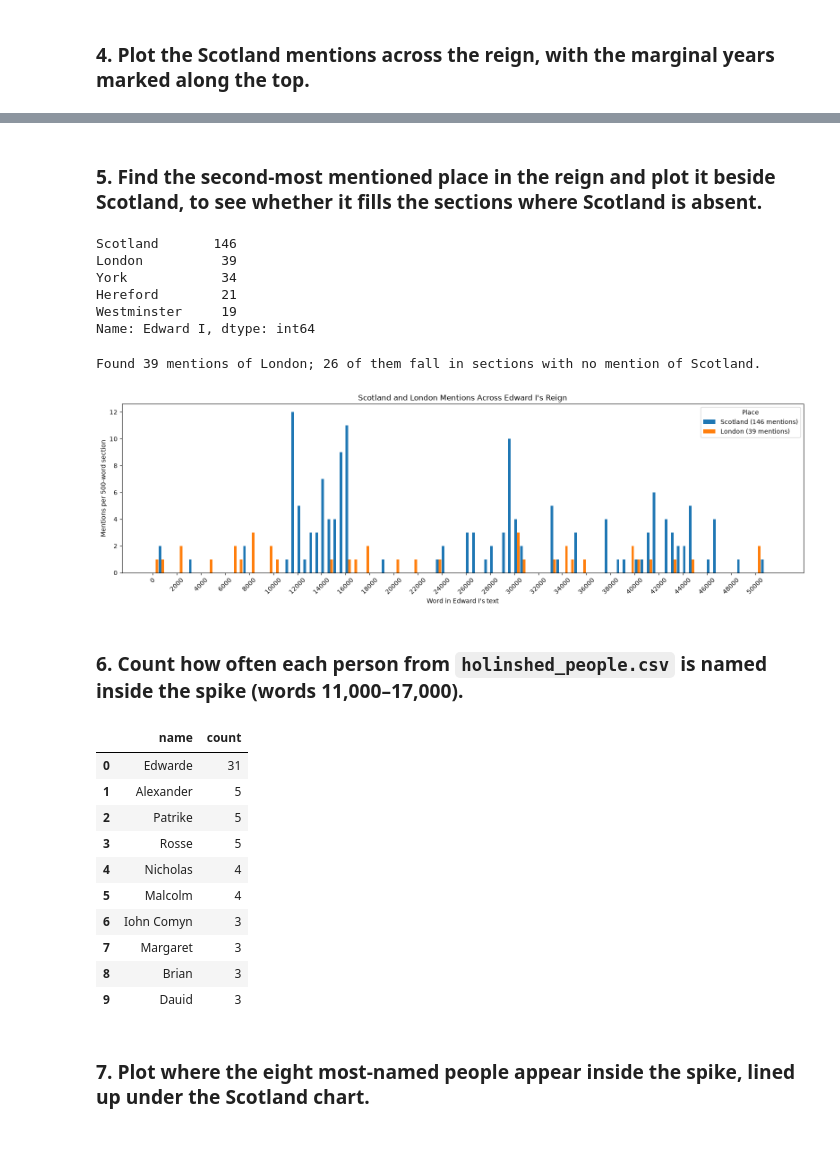
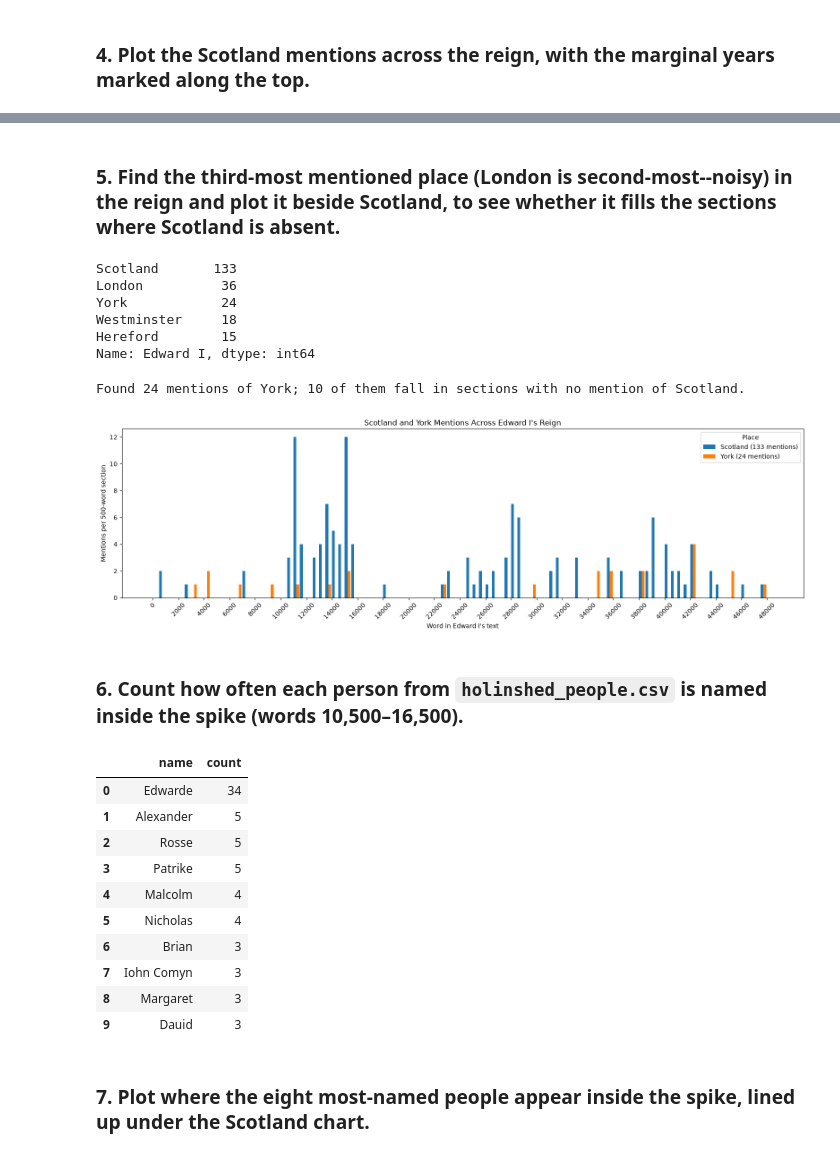
Before and after one commit to gchris2024/DCDS-Fa2026, a Jupyter notebook: notebooks/spikes_edward_scotland.ipynb, the cells around one changed output, grey strips where cells are left out. Cells and saved outputs as stored; diff of their text form; code cells hidden in the pictures.

Commit message:
commit edward_scotland and henry_third

```diff
--- a/notebooks/spikes_edward_scotland.ipynb
+++ b/notebooks/spikes_edward_scotland.ipynb
@@ -51,8 +78,10 @@ edward_entry = root.find(f".//{TEI}div[@type='reign'][@n='Edward I']")
 if edward_entry is None:
     raise ValueError("Could not find Edward I's reign section.")
 
-# All text in the reign; margin notes are kept because their years become markers in step 4
-edward_text = normalize(" ".join(edward_entry.itertext()))
+# Text of the reign without notes, as in the other notebooks; each note's word position
+# is kept so its years can still be marked in step 3
+edward_raw, edward_notes = text_without_notes(edward_entry)
+edward_text = normalize(edward_raw)
 
 # List of words: the x-axis unit for every chart below
 edward_words = edward_text.split()
@@ -157,72 +175,72 @@ plt.show()
 # %% [markdown]
-### 5. Find the second-most mentioned place in the reign and plot it beside Scotland, to see whether it fills the sections where Scotland is absent.
+### 5. Find the third-most mentioned place (London is second-most--noisy) in the reign and plot it beside Scotland, to see whether it fills the sections where Scotland is absent.
 # %%
 from helpers import count_names, load_places
 
 # Rank every place (confidence ≥ 0.75) by its mentions in Edward I's reign.
-# count_names normalizes spelling itself, so it gets the raw text (margin notes included, as above)
+# count_names normalizes spelling itself, so it gets the raw text (margin notes left out, as above)
 places = load_places("../name_extraction/entity_names/holinshed_places.csv")
 place_counts = (
-    count_names(places, {"Edward I": " ".join(edward_entry.itertext())})["Edward I"]
+    count_names(places, {"Edward I": edward_raw})["Edward I"]
     .sort_values(ascending=False)
 )
 display(place_counts.head(5))
 
-# Scotland comes first, so the runner-up is the second row
-second_place = place_counts.index[1]
-second_positions = mention_positions(name_pattern(second_place), edward_text)
+# Scotland comes first; take the third-most mentioned place (the third row)
+third_place = place_counts.index[2]
+third_positions = mention_positions(name_pattern(third_place), edward_text)
 
 # Same 500-word sections as the Scotland counts in step 2
-second_counts = (
-    pd.Series(second_positions)
+third_counts = (
+    pd.Series(third_positions)
     .floordiv(window_size)
     .value_counts()
     .sort_index()
     .reindex(range(number_of_windows), fill_value=0)
 )
 
-# How much of the runner-up sits where Scotland is absent
-in_scotland_gaps = second_counts[scotland_counts == 0].sum()
+# How much of the third-most mentioned place sits where Scotland is absent
+in_scotland_gaps = third_counts[scotland_counts == 0].sum()
 print(
-    f"Found {len(second_positions)} mentions of {second_place}; "
+    f"Found {len(third_positions)} mentions of {third_place}; "
     f"{in_scotland_gaps} of them fall in sections with no mention of Scotland."
 )
 
-# Two bars per section, side by side on one axis: Scotland on the left, the runner-up on the right
+# Two bars per section, side by side on one axis: Scotland on the left, the third-most mentioned place on the right
 fig, ax = plt.subplots(figsize=(16, 5))
 bar_width = window_size * 0.44
 
-for i, (place, counts) in enumerate({"Scotland": scotland_counts, second_place: second_counts}.items()):
+for i, (place, counts) in enumerate({"Scotland": scotland_counts, third_place: third_counts}.items()):
     ax.bar(
         counts.index * window_size + i * window_size * 0.45,
         counts.values,
         width=bar_width,
         align="edge",
         label=f"{place} ({counts.sum()} mentions)",
     )
 
 ax.legend(title="Place")
 ax.set_xlabel("Word in Edward I's text")
 ax.set_ylabel(f"Mentions per {window_size}-word section")
-ax.set_title(f"Scotland and {second_place} Mentions Across Edward I's Reign")
+ax.set_title(f"Scotland and {third_place} Mentions Across Edward I's Reign")
 ax.set_xticks(range(0, len(edward_words) + 1, 2000))
 ax.tick_params(axis="x", rotation=45)
 fig.tight_layout()
 plt.show()
 # %% [output]
-Scotland       146
-London          39
-York            34
-Hereford        21
-Westminster     19
+Scotland       133
+London          36
+York            24
+Westminster     18
+Hereford        15
 Name: Edward I, dtype: int64
-Found 39 mentions of London; 26 of them fall in sections with no mention of Scotland.
+Found 24 mentions of York; 10 of them fall in sections with no mention of Scotland.
-[figure, old version]
+[figure, new version]
 # %% [markdown]
-### 6. Count how often each person from `holinshed_people.csv` is named inside the spike (words 11,000–17,000).
+### 6. Count how often each person from `holinshed_people.csv` is named inside the spike (words 10,500–16,500).
 # %%
 # The slice of text to search for people in
-slice_start, slice_end = 11000, 17000
+slice_start, slice_end = 10500, 16500
 spike_text = " ".join(edward_words[slice_start:slice_end])
 
 # Load the people CSV (columns: name, spelling_variants, example_entry)
@@ -250,15 +268,15 @@ people_in_slice = (
 display(people_in_slice.head(10))
 # %% [output]
 |  | name | count |
-| 0 | Edwarde | 31 |
+| 0 | Edwarde | 34 |
 | 1 | Alexander | 5 |
-| 2 | Patrike | 5 |
-| 3 | Rosse | 5 |
-| 4 | Nicholas | 4 |
-| 5 | Malcolm | 4 |
-| 6 | Iohn Comyn | 3 |
-| 7 | Margaret | 3 |
-| 8 | Brian | 3 |
+| 2 | Rosse | 5 |
+| 3 | Patrike | 5 |
+| 4 | Malcolm | 4 |
+| 5 | Nicholas | 4 |
+| 6 | Brian | 3 |
+| 7 | Iohn Comyn | 3 |
+| 8 | Margaret | 3 |
 | 9 | Dauid | 3 |
 # %% [markdown]
 ### 7. Plot where the eight most-named people appear inside the spike, lined up under the Scotland chart.
```
Also changed, not shown: parts of 8 cells of this notebook, 2 other files.
